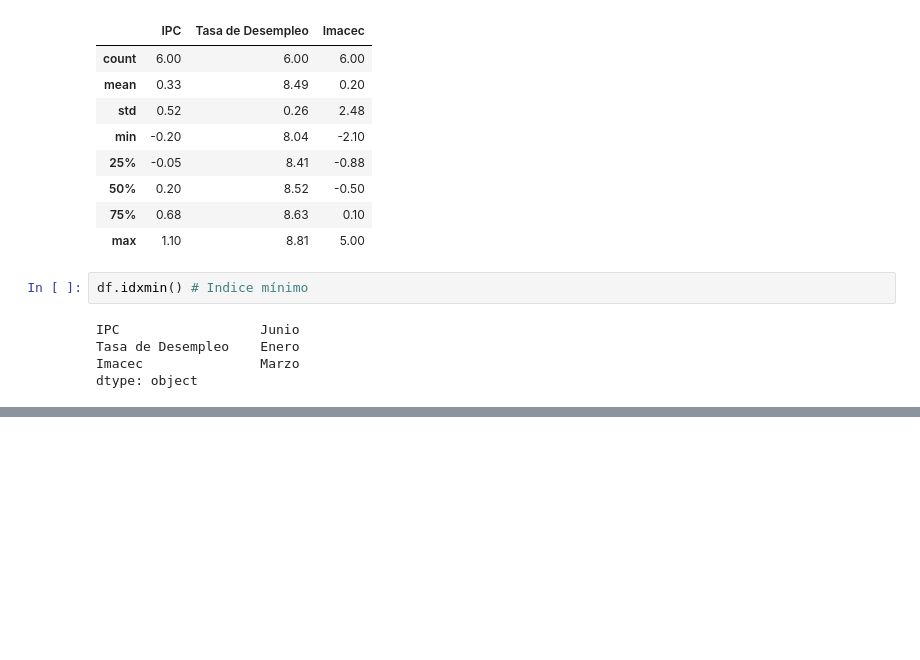
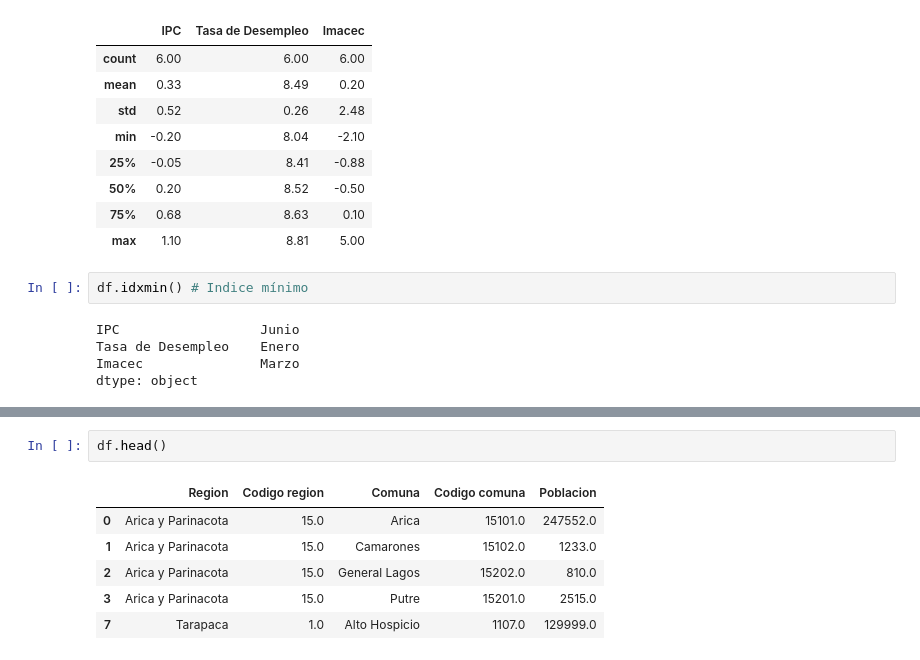
Before and after one commit to Vokturz/Curso-Python-BCCh, a Jupyter notebook: clase4/Clase4_Pandas.ipynb, the cells around one changed output, grey strips where cells are left out. Drawn from its saved outputs; the diff is of its cells as text; blank space fills up the shorter version.

```diff
--- a/clase4/Clase4_Pandas.ipynb
+++ b/clase4/Clase4_Pandas.ipynb
@@ -278,0 +348,9 @@ df = pd.read_csv('https://url_al_archivo_csv')
+# %%
+df.head()
+# %% [output]
+|  | Region | Codigo region | Comuna | Codigo comuna | Poblacion |
+| 0 | Arica y Parinacota | 15.0 | Arica | 15101.0 | 247552.0 |
+| 1 | Arica y Parinacota | 15.0 | Camarones | 15102.0 | 1233.0 |
+| 2 | Arica y Parinacota | 15.0 | General Lagos | 15202.0 | 810.0 |
+| 3 | Arica y Parinacota | 15.0 | Putre | 15201.0 | 2515.0 |
+| 7 | Tarapaca | 1.0 | Alto Hospicio | 1107.0 | 129999.0 |
```
Also changed, not shown: parts of 9 cells of this notebook.
